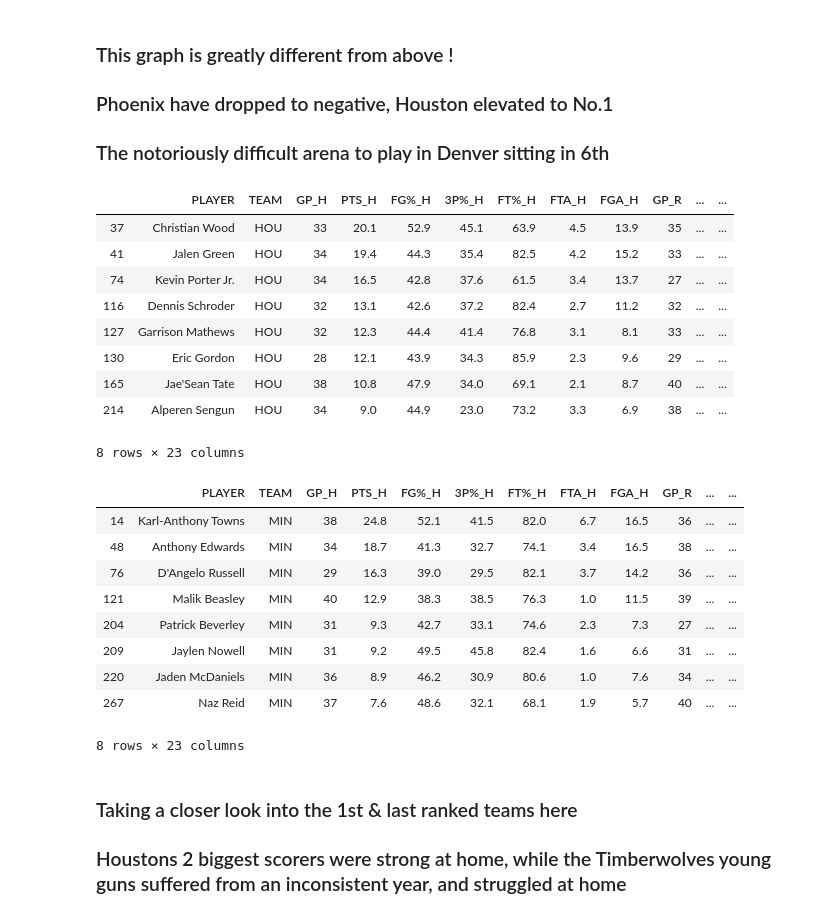
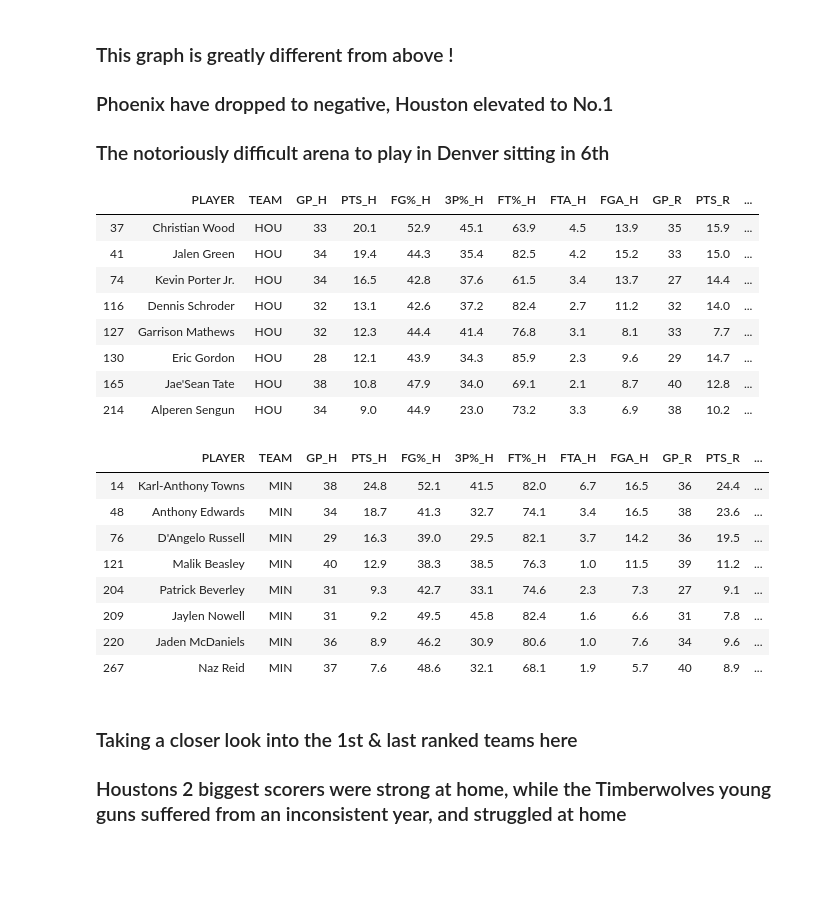
Before and after one commit to MGCorn/NBA-Home-Ground-Advantage-, a Jupyter notebook: NBA_Home ground advantage.ipynb, the cells around one changed output. Saved outputs shown, nothing was run; the diff lists cells and outputs as text; code cells hidden in the pictures; blank space fills up the shorter version.

Commit message:
Updated NBA players home vs road stats
updated 17/03/23

```diff
--- a/NBA_Home ground advantage.ipynb
+++ b/NBA_Home ground advantage.ipynb
@@ -417,3 +416,5 @@ points_sumry = points_sumry[points_sumry['GP_TTL'] > 40]
+# %%
+points = points[points['GP_TTL'] > 40]
 # %%
-points_sumry['AVG_PTS'] = (points_sumry['PTS_H']+points_sumry['PTS_R'])/2
+points['AVG_PTS'] = (points['PTS_H'] + points['PTS_R'])/2
 # %%
@@ -426,5 +427,5 @@ points_sumry.head()
 | 3 | Luka Doncic | DAL | 34 | 29.9 | 46.6 | 35.6 | 73.5 | 8.2 | 22.3 | 31 | 26.8 | ... |
 | 4 | Kevin Durant | BKN | 31 | 29.2 | 50.2 | 37.3 | 91.4 | 7.1 | 20.6 | 24 | 30.8 | ... |
 # %%
-points_sumry['Points_rankings']  = points_sumry.groupby('TEAM')['AVG_PTS'].rank(method = 'first', ascending = False)
+points['Points_rankings']  = points.groupby('TEAM')['AVG_PTS'].rank(method = 'first', ascending = False)
 # %%
@@ -456 +455,3 @@ points_sumry = points_sumry[points_sumry['Points_rankings'] <=8]
+# %%
+points = points[points['Points_rankings'] <=8]
 # %%
@@ -537,31 +538,29 @@ Text(0, 0.5, 'Point Difference')
 ### Phoenix have dropped to negative, Houston elevated to No.1
 ### The notoriously difficult arena to play in Denver sitting in 6th
 # %%
-points_sumry[points_sumry['TEAM'] == 'HOU']
+points[points['TEAM'] == 'HOU']
 # %% [output]
-|  | PLAYER | TEAM | GP_H | PTS_H | FG%_H | 3P%_H | FT%_H | FTA_H | FGA_H | GP_R | ... | ... |
-| 37 | Christian Wood | HOU | 33 | 20.1 | 52.9 | 45.1 | 63.9 | 4.5 | 13.9 | 35 | ... | ... |
-| 41 | Jalen Green | HOU | 34 | 19.4 | 44.3 | 35.4 | 82.5 | 4.2 | 15.2 | 33 | ... | ... |
-| 74 | Kevin Porter Jr. | HOU | 34 | 16.5 | 42.8 | 37.6 | 61.5 | 3.4 | 13.7 | 27 | ... | ... |
-| 116 | Dennis Schroder | HOU | 32 | 13.1 | 42.6 | 37.2 | 82.4 | 2.7 | 11.2 | 32 | ... | ... |
-| 127 | Garrison Mathews | HOU | 32 | 12.3 | 44.4 | 41.4 | 76.8 | 3.1 | 8.1 | 33 | ... | ... |
-| 130 | Eric Gordon | HOU | 28 | 12.1 | 43.9 | 34.3 | 85.9 | 2.3 | 9.6 | 29 | ... | ... |
-| 165 | Jae'Sean Tate | HOU | 38 | 10.8 | 47.9 | 34.0 | 69.1 | 2.1 | 8.7 | 40 | ... | ... |
-| 214 | Alperen Sengun | HOU | 34 | 9.0 | 44.9 | 23.0 | 73.2 | 3.3 | 6.9 | 38 | ... | ... |
+|  | PLAYER | TEAM | GP_H | PTS_H | FG%_H | 3P%_H | FT%_H | FTA_H | FGA_H | GP_R | PTS_R | ... |
+| 37 | Christian Wood | HOU | 33 | 20.1 | 52.9 | 45.1 | 63.9 | 4.5 | 13.9 | 35 | 15.9 | ... |
+| 41 | Jalen Green | HOU | 34 | 19.4 | 44.3 | 35.4 | 82.5 | 4.2 | 15.2 | 33 | 15.0 | ... |
+| 74 | Kevin Porter Jr. | HOU | 34 | 16.5 | 42.8 | 37.6 | 61.5 | 3.4 | 13.7 | 27 | 14.4 | ... |
+| 116 | Dennis Schroder | HOU | 32 | 13.1 | 42.6 | 37.2 | 82.4 | 2.7 | 11.2 | 32 | 14.0 | ... |
+| 127 | Garrison Mathews | HOU | 32 | 12.3 | 44.4 | 41.4 | 76.8 | 3.1 | 8.1 | 33 | 7.7 | ... |
+| 130 | Eric Gordon | HOU | 28 | 12.1 | 43.9 | 34.3 | 85.9 | 2.3 | 9.6 | 29 | 14.7 | ... |
+| 165 | Jae'Sean Tate | HOU | 38 | 10.8 | 47.9 | 34.0 | 69.1 | 2.1 | 8.7 | 40 | 12.8 | ... |
+| 214 | Alperen Sengun | HOU | 34 | 9.0 | 44.9 | 23.0 | 73.2 | 3.3 | 6.9 | 38 | 10.2 | ... |
-8 rows × 23 columns
 # %%
-points_sumry[points_sumry['TEAM'] == 'MIN']
+points[points['TEAM'] == 'MIN']
 # %% [output]
-|  | PLAYER | TEAM | GP_H | PTS_H | FG%_H | 3P%_H | FT%_H | FTA_H | FGA_H | GP_R | ... | ... |
-| 14 | Karl-Anthony Towns | MIN | 38 | 24.8 | 52.1 | 41.5 | 82.0 | 6.7 | 16.5 | 36 | ... | ... |
-| 48 | Anthony Edwards | MIN | 34 | 18.7 | 41.3 | 32.7 | 74.1 | 3.4 | 16.5 | 38 | ... | ... |
-| 76 | D'Angelo Russell | MIN | 29 | 16.3 | 39.0 | 29.5 | 82.1 | 3.7 | 14.2 | 36 | ... | ... |
-| 121 | Malik Beasley | MIN | 40 | 12.9 | 38.3 | 38.5 | 76.3 | 1.0 | 11.5 | 39 | ... | ... |
-| 204 | Patrick Beverley | MIN | 31 | 9.3 | 42.7 | 33.1 | 74.6 | 2.3 | 7.3 | 27 | ... | ... |
-| 209 | Jaylen Nowell | MIN | 31 | 9.2 | 49.5 | 45.8 | 82.4 | 1.6 | 6.6 | 31 | ... | ... |
-| 220 | Jaden McDaniels | MIN | 36 | 8.9 | 46.2 | 30.9 | 80.6 | 1.0 | 7.6 | 34 | ... | ... |
-| 267 | Naz Reid | MIN | 37 | 7.6 | 48.6 | 32.1 | 68.1 | 1.9 | 5.7 | 40 | ... | ... |
+|  | PLAYER | TEAM | GP_H | PTS_H | FG%_H | 3P%_H | FT%_H | FTA_H | FGA_H | GP_R | PTS_R | ... |
+| 14 | Karl-Anthony Towns | MIN | 38 | 24.8 | 52.1 | 41.5 | 82.0 | 6.7 | 16.5 | 36 | 24.4 | ... |
+| 48 | Anthony Edwards | MIN | 34 | 18.7 | 41.3 | 32.7 | 74.1 | 3.4 | 16.5 | 38 | 23.6 | ... |
+| 76 | D'Angelo Russell | MIN | 29 | 16.3 | 39.0 | 29.5 | 82.1 | 3.7 | 14.2 | 36 | 19.5 | ... |
+| 121 | Malik Beasley | MIN | 40 | 12.9 | 38.3 | 38.5 | 76.3 | 1.0 | 11.5 | 39 | 11.2 | ... |
+| 204 | Patrick Beverley | MIN | 31 | 9.3 | 42.7 | 33.1 | 74.6 | 2.3 | 7.3 | 27 | 9.1 | ... |
+| 209 | Jaylen Nowell | MIN | 31 | 9.2 | 49.5 | 45.8 | 82.4 | 1.6 | 6.6 | 31 | 7.8 | ... |
+| 220 | Jaden McDaniels | MIN | 36 | 8.9 | 46.2 | 30.9 | 80.6 | 1.0 | 7.6 | 34 | 9.6 | ... |
+| 267 | Naz Reid | MIN | 37 | 7.6 | 48.6 | 32.1 | 68.1 | 1.9 | 5.7 | 40 | 8.9 | ... |
-8 rows × 23 columns
 # %% [markdown]
 ###  Taking a closer look into the 1st & last ranked teams here
 ### Houstons 2 biggest scorers were strong at home, while the Timberwolves young guns suffered from an inconsistent year, and struggled at home
```
Also changed, not shown: parts of 94 cells of this notebook.
